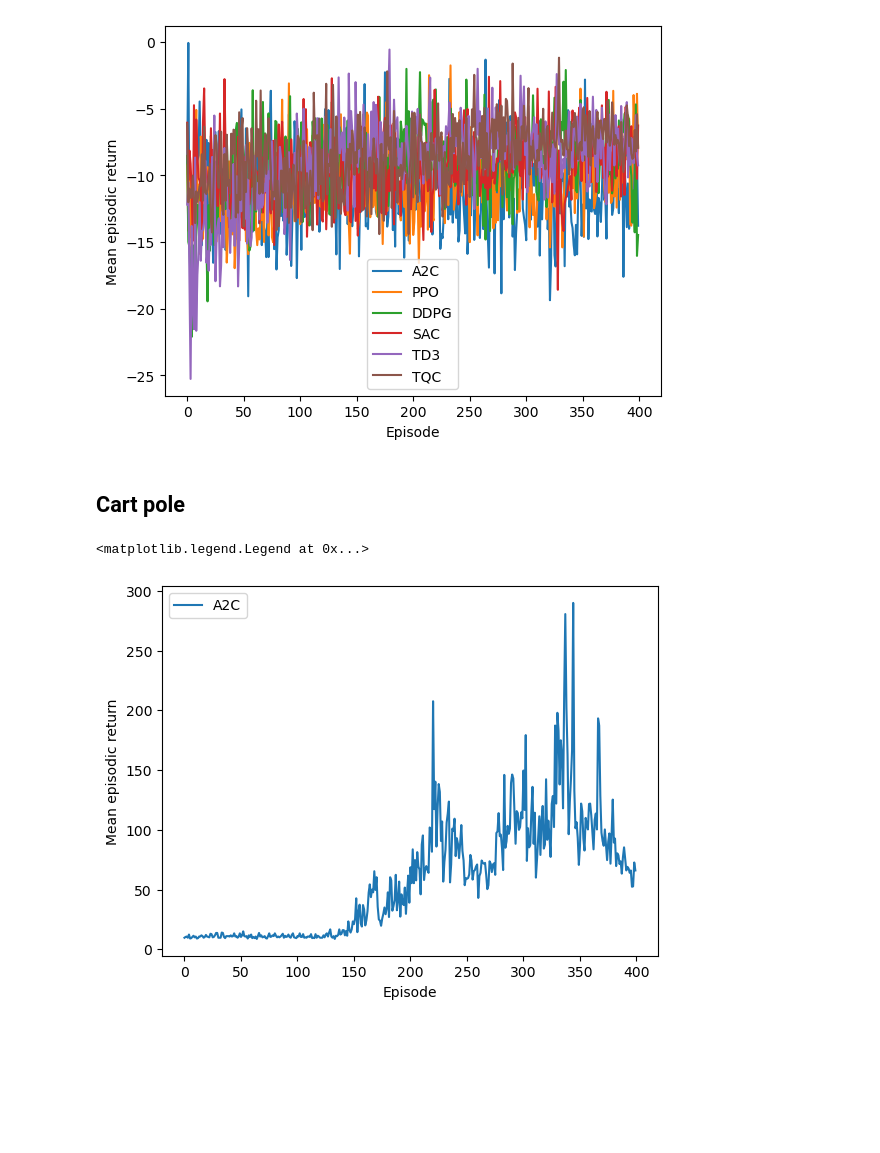
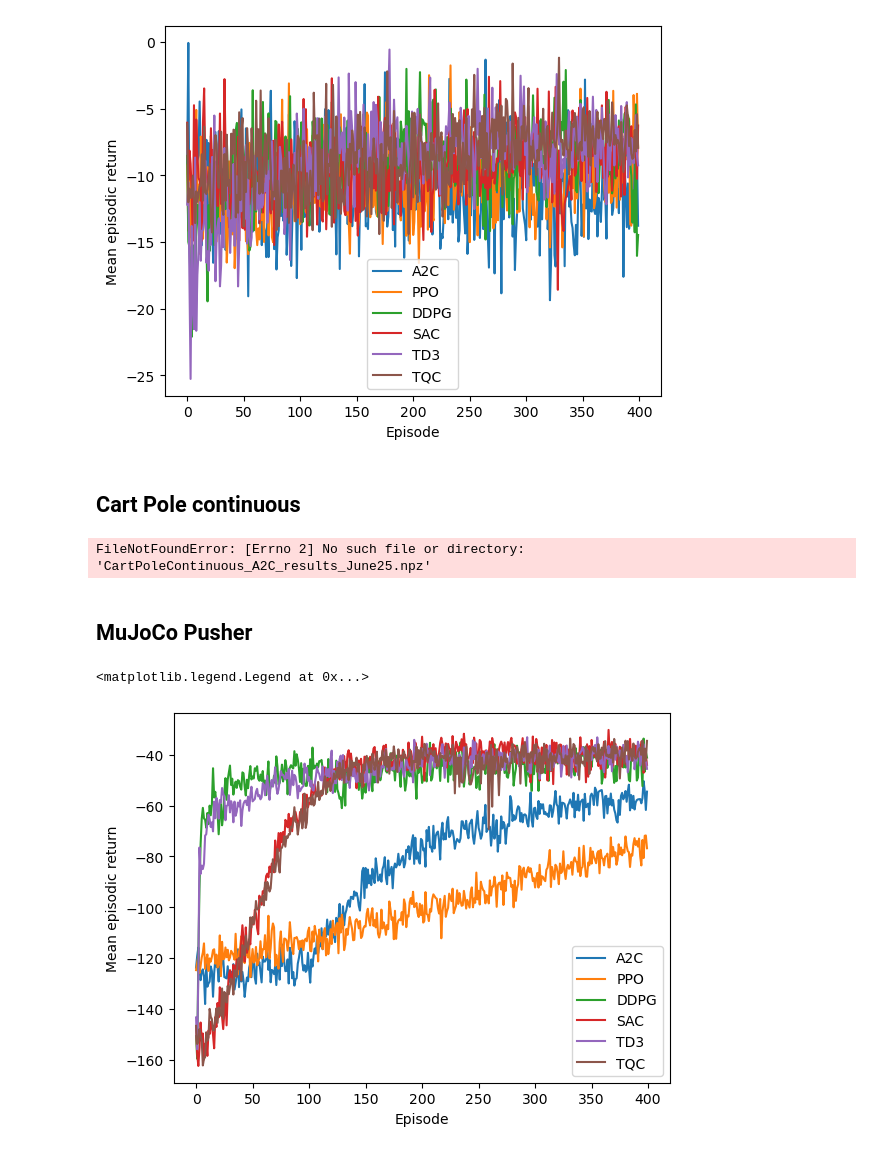
Before and after one commit to nicolasleblanc-poly/Master-thesis-clean-code, a Jupyter notebook: sb3_and_QR-DQN/sb3_data_analysis.ipynb, the cells around one changed output. Saved outputs shown, nothing was run; the diff lists cells and outputs as text; code cells hidden in the pictures; blank space fills up the shorter version.

```diff
--- a/sb3_and_QR-DQN/sb3_data_analysis.ipynb
+++ b/sb3_and_QR-DQN/sb3_data_analysis.ipynb
@@ -335,24 +335,45 @@ plt.legend()
 <matplotlib.legend.Legend at 0x...>
 [figure]
 # %% [markdown]
-## Cart pole
+## Cart Pole continuous
 # %%
-A2C_PR = np.load("CartPoleContinuous_A2C_results_June27.npz")['mean_rewards']
-# PPO_PR = np.load("CartPoleContinuous_PPO_results_June27.npz")['mean_rewards']
-# DDPG_PR = np.load("CartPoleContinuous_DDPG_results_June27.npz")['mean_rewards']
-# SAC_PR = np.load("CartPoleContinuous_SAC_results_June27.npz")['mean_rewards']
-# TD3_PR = np.load("CartPoleContinuous_TD3_results_June27.npz")['mean_rewards']
-# TQC_PR = np.load("CartPoleContinuous_TQC_results_June27.npz")['mean_rewards']
+A2C_PR = np.load("CartPoleContinuous_A2C_results_June25.npz")['mean_rewards']
+PPO_PR = np.load("CartPoleContinuous_PPO_results_June25.npz")['mean_rewards']
+DDPG_PR = np.load("CartPoleContinuous_DDPG_results_June25.npz")['mean_rewards']
+SAC_PR = np.load("CartPoleContinuous_SAC_results_June25.npz")['mean_rewards']
+TD3_PR = np.load("CartPoleContinuous_TD3_results_June25.npz")['mean_rewards']
+TQC_PR = np.load("CartPoleContinuous_TQC_results_June25.npz")['mean_rewards']
 
 plt.plot(A2C_PR, label='A2C')
-# plt.plot(PPO_PR, label='PPO')
-# plt.plot(DDPG_PR, label='DDPG')
-# plt.plot(SAC_PR, label='SAC')
-# plt.plot(TD3_PR, label='TD3')
-# plt.plot(TQC_PR, label='TQC')
+plt.plot(PPO_PR, label='PPO')
+plt.plot(DDPG_PR, label='DDPG')
+plt.plot(SAC_PR, label='SAC')
+plt.plot(TD3_PR, label='TD3')
+plt.plot(TQC_PR, label='TQC')
 plt.xlabel('Episode')
 plt.ylabel('Mean episodic return')
 plt.legend()
 # %% [output]
-<matplotlib.legend.Legend at 0x...>
+FileNotFoundError: [Errno 2] No such file or directory: 'CartPoleContinuous_A2C_results_June25.npz'
-[figure, removed]
+# %% [markdown]
+## MuJoCo Pusher
+# %%
+PPO_MR = np.load("MuJoCoPusher_PPO_results.npz")['mean_rewards']
+A2C_MR = np.load("MuJoCoPusher_A2C_results.npz")['mean_rewards']
+DDPG_MR = np.load("MuJoCoPusher_DDPG_results.npz")['mean_rewards']
+SAC_MR = np.load("MuJoCoPusher_SAC_results.npz")['mean_rewards']
+TD3_MR = np.load("MuJoCoPusher_TD3_results.npz")['mean_rewards']
+TQC_MR = np.load("MuJoCoPusher_TQC_results.npz")['mean_rewards']
+
+plt.plot(A2C_MR, label='A2C')
+plt.plot(PPO_MR, label='PPO')
+plt.plot(DDPG_MR, label='DDPG')
+plt.plot(SAC_MR, label='SAC')
+plt.plot(TD3_MR, label='TD3')
+plt.plot(TQC_MR, label='TQC')
+plt.xlabel('Episode')
+plt.ylabel('Mean episodic return')
+plt.legend()
+# %% [output]
+<matplotlib.legend.Legend at 0x...>
+[figure, added]
```
Also changed, not shown: parts of 4 cells of this notebook, 20 other files.
